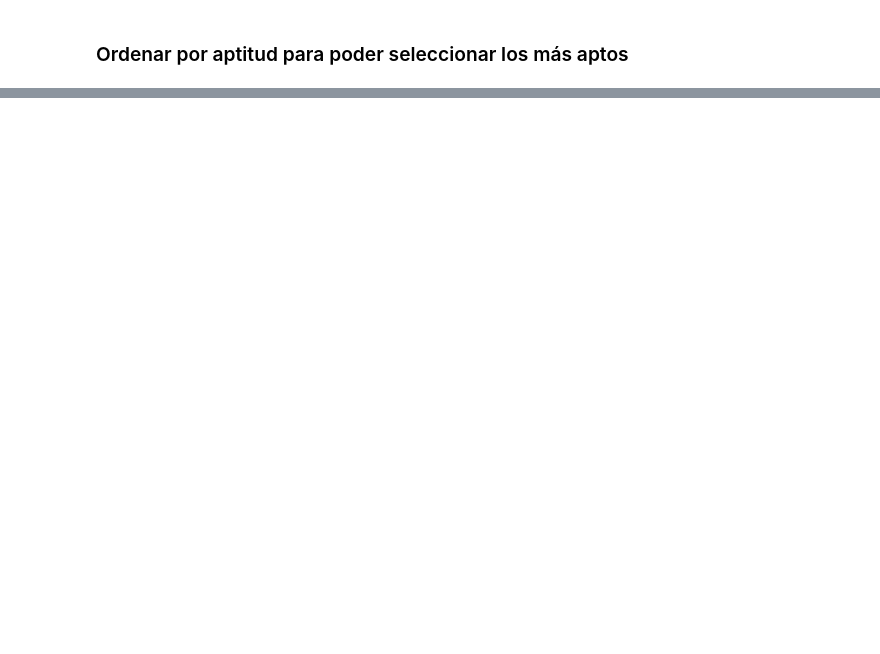
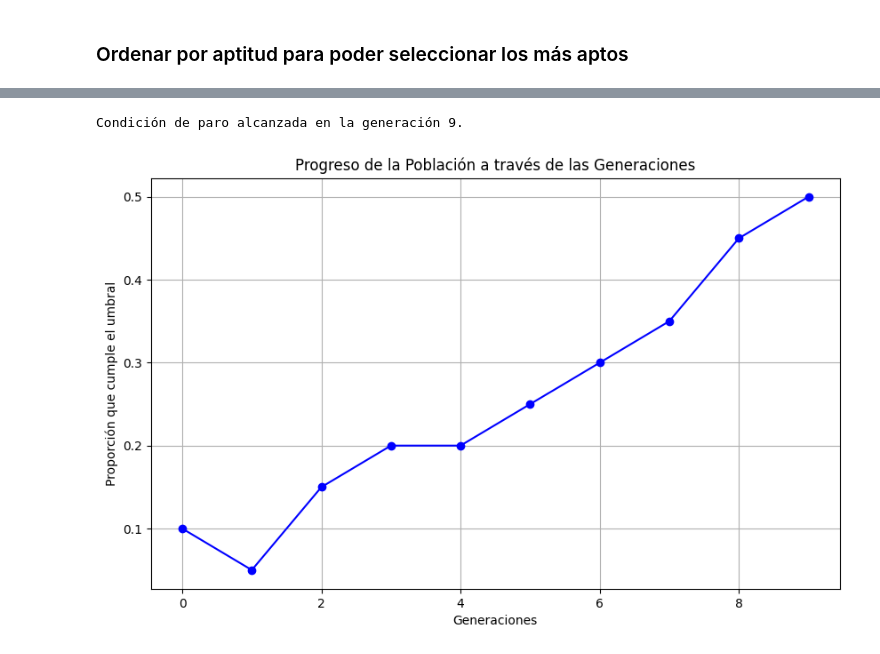
Before and after one commit to Leodna/metahueristicos, a Jupyter notebook: notebooks/actividad1.ipynb, the cells around one changed output, grey strips where cells are left out. Saved outputs shown, nothing was run; the diff lists cells and outputs as text; code cells hidden in the pictures; blank space fills up the shorter version.

```diff
--- a/notebooks/actividad1.ipynb
+++ b/notebooks/actividad1.ipynb
@@ -185,0 +329,4 @@ print(new_age)
+# %%
+
+poligamico_gen = ale_poligamico(pob_ord,espacio_busqueda)
+print(poligamico_gen)
@@ -186,2 +390,5 @@ print(new_age)
 # %% [markdown]
 ### Ordenar por aptitud para poder seleccionar los más aptos
+# %%
+new_age = poligamico_gen
+print(new_age)
@@ -211,0 +442,12 @@ print(new_age_ord)
+# %%
+def seleccionar_padres(pob,num_padres):
+    # selecciona los primeros 10 individuos
+    nueva_pob = pob.copy()
+    # ordena la población en orden descendente (maximizando)
+    nueva_pob_ord = ordenar_poblacion(pob)
+    # padres más optimos
+    padres = nueva_pob_ord[:num_padres]
+    return padres
+# %%
+padres = seleccionar_padres(new_age_ord,10)
+print(padres)
@@ -211,0 +571,15 @@ print(new_age_ord)
+# %%
+# Supongamos que ejecutaste condicion_paro
+nueva_pob, progreso = condicion_paro(poblacion,espacio_busqueda)
+
+# Graficar el progreso
+plt.figure(figsize=(10, 6))
+plt.plot(progreso, marker='o', linestyle='-', color='b')
+plt.title('Progreso de la Población a través de las Generaciones')
+plt.xlabel('Generaciones')
+plt.ylabel('Proporción que cumple el umbral')
+plt.grid(True)
+plt.show()
+# %% [output]
+Condición de paro alcanzada en la generación 9.
+[figure, added]
```
Also changed, not shown: parts of 28 cells of this notebook, 1 other file.
